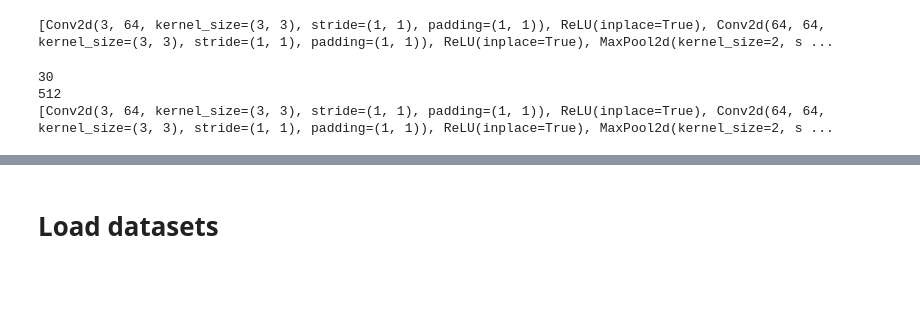
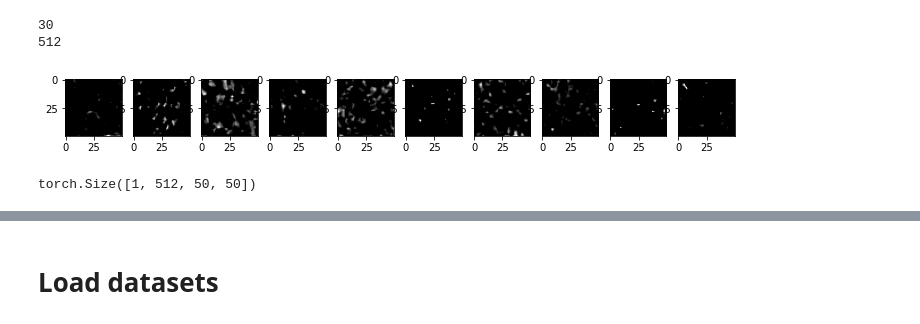
Before and after one commit to ugnet/Faster-RCNN, a Jupyter notebook: Faster_RCNN_pytorch.ipynb, the cells around one changed output, grey strips where cells are left out. Cells and saved outputs as stored; diff of their text form; code cells hidden in the pictures; blank space fills up the shorter version.

```diff
--- a/Faster_RCNN_pytorch.ipynb
+++ b/Faster_RCNN_pytorch.ipynb
@@ -127,22 +114,19 @@ class RPNLayer(nn.Module): #layer
 # %%
 import torch
 
-def show_image_boxes(img, prediction):
-  fig, ax = plt.subplots()
-  ax.imshow(img.byte().numpy())
-  for pred in prediction[0]['boxes']:
-      pred = pred.cpu().detach().numpy()
-      predicted = pred #to_coord(pred, img.shape)
-      rect = patches.Rectangle((predicted[0], predicted[1]), predicted[2], predicted[3], linewidth=1, edgecolor='r', facecolor='none')
-      ax.add_patch(rect)
+#image = cv2.imread('/content/drive/MyDrive/GMM/OIDv4_ToolKit/OID/Dataset/test/Bee/000e4e7ed48c932d.jpg')
+
+def get_image(path):
+  return cv2.imread(path)
+
+def display_image(image):
+  img_cvt=cv2.cvtColor(image, cv2.COLOR_BGR2RGB)
+  plt.imshow(img_cvt)
   plt.show()
 
 
-image = cv2.imread('/content/drive/MyDrive/GMM/OIDv4_ToolKit/OID/Dataset/test/Bee/000e4e7ed48c932d.jpg')
-
-img_cvt=cv2.cvtColor(image, cv2.COLOR_BGR2RGB)
-plt.imshow(img_cvt)
-plt.show()
+image = get_image('/content/drive/MyDrive/GMM/OIDv4_ToolKit/OID/Dataset/test/Bee/000e4e7ed48c932d.jpg')
+display_image(image)
 # image = torch.zeros((1, 3, 800, 800)).float()
 # print(image)
 
@@ -158,7 +142,6 @@ image = torchvision.transforms.ToTensor()(image_2_npArray)
 image = image.unsqueeze(0)
 
 
-show_image_boxes(image, [595.508224, 181.938906, 719.030272, 345.572046])
 #resize
 image = F.interpolate(image, 800)
 print('siiize', image.shape)
@@ -198,22 +178,26 @@ AttributeError: ignored
-# %%
-model = torchvision.models.vgg16(pretrained=True)
-fe = list(model.features)
-print(fe) # length is 15
-# %% [output]
-[Conv2d(3, 64, kernel_size=(3, 3), stride=(1, 1), padding=(1, 1)), ReLU(inplace=True), Conv2d(64, 64, kernel_size=(3, 3), stride=(1, 1), padding=(1, 1)), ReLU(inplace=True), MaxPool2d(kernel_size=2, s ...
 # %%
+model = torchvision.models.vgg16(pretrained=True)
+fe = list(model.features)
+
 req_features = []
 k = image.clone()
 for i in fe:
     k = i(k)
     if k.size()[2] < 800//16:
         break
     req_features.append(i)
     out_channels = k.size()[1]
+
 print(len(req_features)) #30
 print(out_channels) # 512
-print(req_features)
+
+faster_rcnn_fe_extractor = nn.Sequential(*req_features)
+
+feature_map = faster_rcnn_fe_extractor(image)
+vizualize_feature_maps(feature_map, 10)
+print(feature_map.size())
 # %% [output]
 30
 512
-[Conv2d(3, 64, kernel_size=(3, 3), stride=(1, 1), padding=(1, 1)), ReLU(inplace=True), Conv2d(64, 64, kernel_size=(3, 3), stride=(1, 1), padding=(1, 1)), ReLU(inplace=True), MaxPool2d(kernel_size=2, s ...
+[figure, added]
+torch.Size([1, 512, 50, 50])
```
Also changed, not shown: parts of 13 cells of this notebook.
